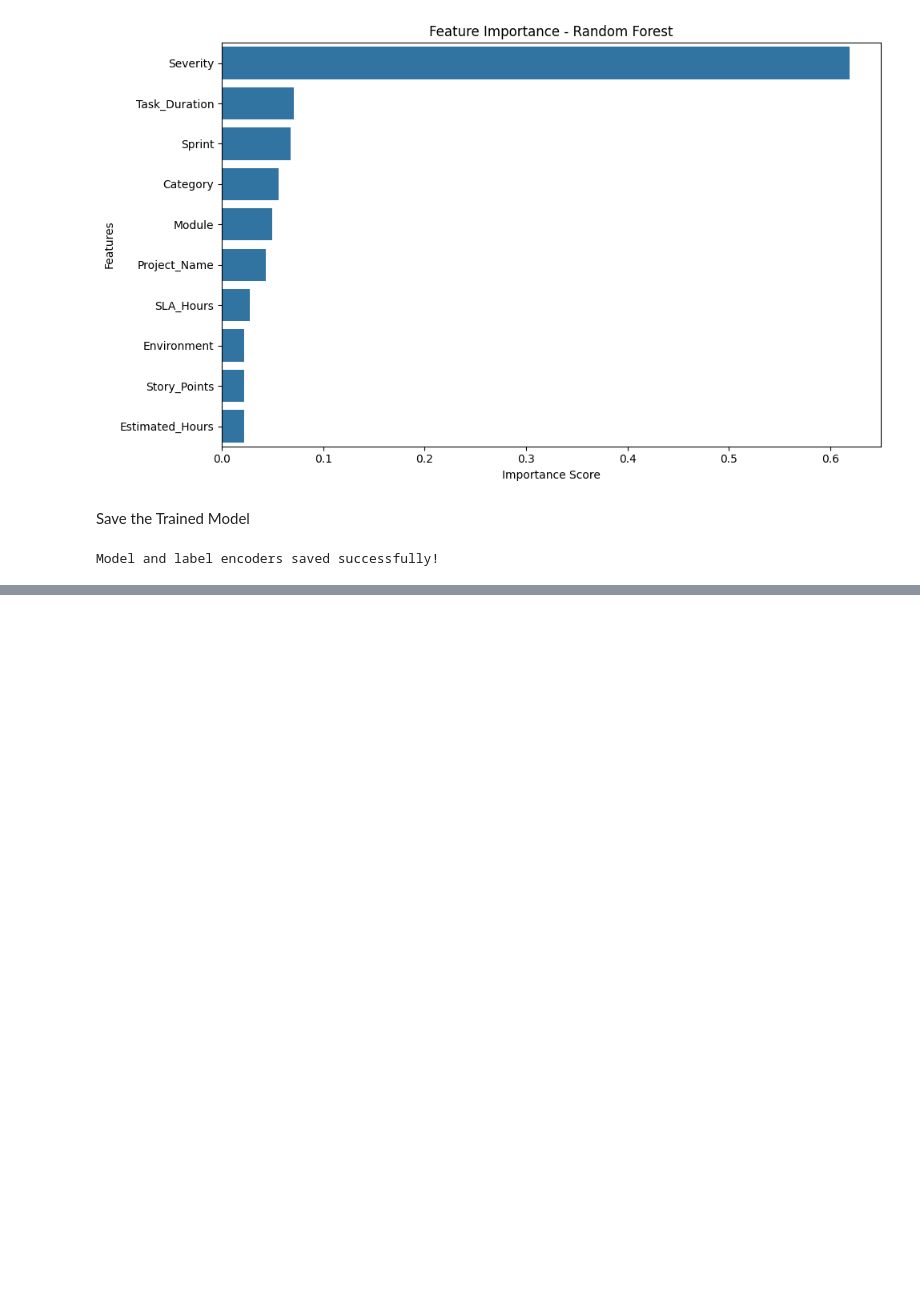
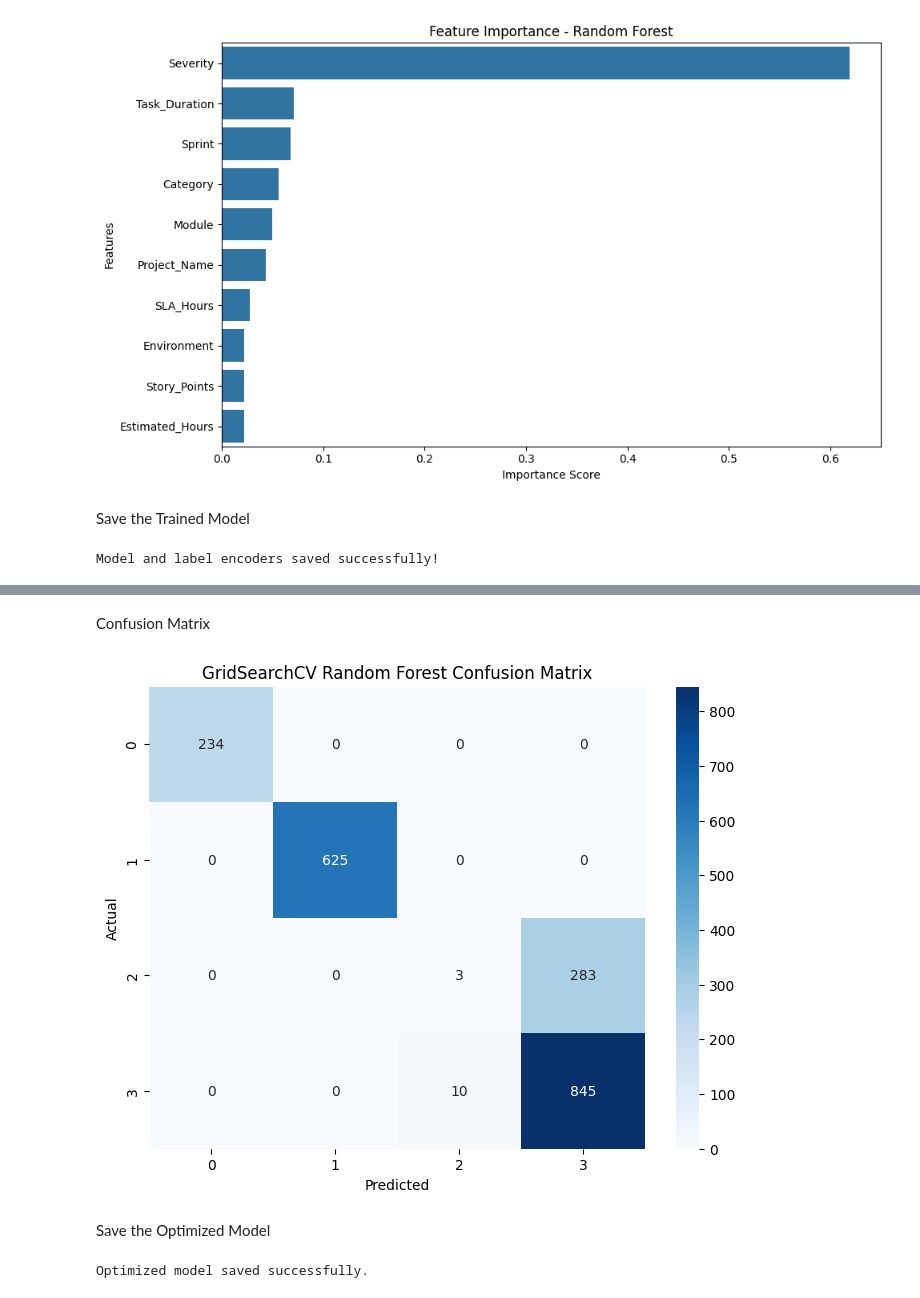
Before and after one commit to Guna-Jagathesan/AI-Powered-Task-Management-System, a Jupyter notebook: notebooks/07_Priority_Prediction_and_Workload_Balancing.ipynb, the cells around one changed output, grey strips where cells are left out. Cells and saved outputs as stored; diff of their text form; code cells hidden in the pictures; blank space fills up the shorter version.

Commit message:
Optimized Random Forest model using GridSearchCV

```diff
--- a/notebooks/07_Priority_Prediction_and_Workload_Balancing.ipynb
+++ b/notebooks/07_Priority_Prediction_and_Workload_Balancing.ipynb
@@ -628,0 +652,9 @@ Model and label encoders saved successfully!
+# %%
+grid_search = GridSearchCV(
+    estimator=rf,
+    param_grid=param_grid,
+    cv=5,
+    scoring="accuracy",
+    verbose=2,
+    n_jobs=-1
+)
@@ -628,0 +663,2 @@ Model and label encoders saved successfully!
+# %%
+grid_search.fit(X_train, y_train)
@@ -628,0 +695,2 @@ Model and label encoders saved successfully!
+# %%
+best_rf = grid_search.best_estimator_
@@ -628,0 +699,2 @@ Model and label encoders saved successfully!
+# %%
+y_pred_best = best_rf.predict(X_test)
@@ -628,0 +743,38 @@ Model and label encoders saved successfully!
+# %% [markdown]
+Confusion Matrix
+# %%
+from sklearn.metrics import confusion_matrix
+import matplotlib.pyplot as plt
+import seaborn as sns
+
+cm = confusion_matrix(y_test, y_pred_best)
+
+plt.figure(figsize=(8,6))
+
+sns.heatmap(
+    cm,
+    annot=True,
+    fmt="d",
+    cmap="Blues",
+    xticklabels=best_rf.classes_,
+    yticklabels=best_rf.classes_
+)
+
+plt.xlabel("Predicted")
+plt.ylabel("Actual")
+plt.title("GridSearchCV Random Forest Confusion Matrix")
+
+plt.savefig("../outputs/charts/gridsearch_confusion_matrix.png")
+plt.show()
+# %% [output]
+[figure, added]
+# %% [markdown]
+Save the Optimized Model
+# %%
+import joblib
+
+joblib.dump(best_rf, "../models/random_forest_gridsearch.pkl")
+
+print("Optimized model saved successfully.")
+# %% [output]
+Optimized model saved successfully.
```
Also changed, not shown: parts of 17 cells of this notebook, 1 other file.
